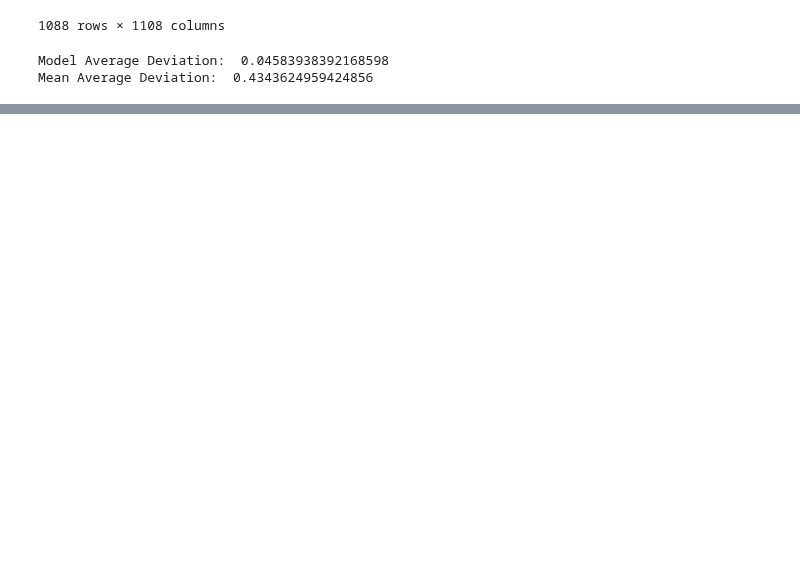
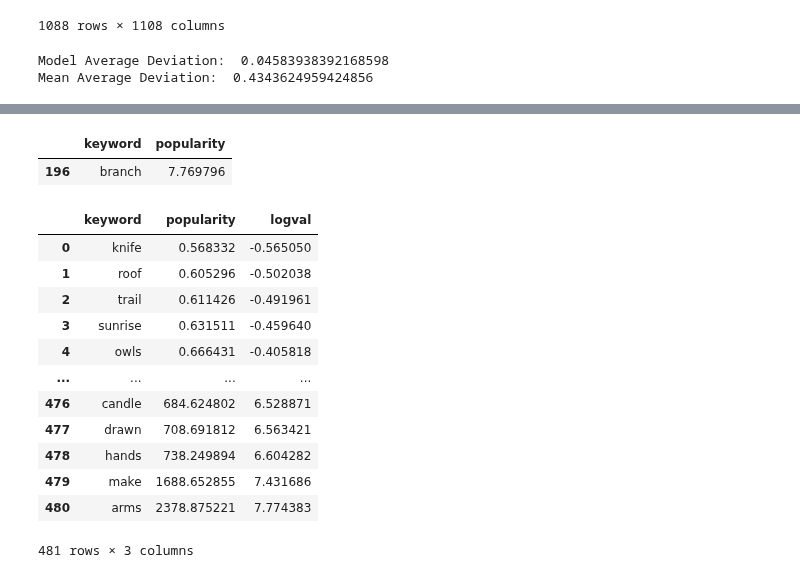
Before and after one commit to nuageux/Caption-to-Popularity, a Jupyter notebook: EDACheckpoint_group3.ipynb, the cells around one changed output, grey strips where cells are left out. Drawn from its saved outputs; the diff is of its cells as text; code cells hidden in the pictures; blank space fills up the shorter version.

Commit message:
popularity values?

```diff
--- a/EDACheckpoint_group3.ipynb
+++ b/EDACheckpoint_group3.ipynb
@@ -401,0 +404,38 @@ Mean Average Deviation:  0.4343624959424856
+# %%
+words = []
+pop_val = []
+sums = 0.0
+for word in unique:
+    words.append(word)
+    for values in unique[word]:
+        sums += values[1]
+    # add only if appears more than 3 times
+    if (len(unique[word]) > 2):
+        pop_val.append(sums/(len(unique[word])))
+    sums = 0.0
+keyword_pop = pd.DataFrame(list(zip(words, pop_val)))
+keyword_pop.columns = ['keyword', 'popularity']
+keyword_pop = keyword_pop.sort_values('popularity').reset_index(drop=True)
+keyword_pop.loc[keyword_pop['keyword'] == 'branch']
+# %% [output]
+|  | keyword | popularity |
+| 196 | branch | 7.769796 |
+# %%
+log_series = np.log(keyword_pop.popularity)
+#sns.histplot(log_series)
+keyword_pop['logval'] = log_series
+keyword_pop
+# %% [output]
+|  | keyword | popularity | logval |
+| 0 | knife | 0.568332 | -0.565050 |
+| 1 | roof | 0.605296 | -0.502038 |
+| 2 | trail | 0.611426 | -0.491961 |
+| 3 | sunrise | 0.631511 | -0.459640 |
+| 4 | owls | 0.666431 | -0.405818 |
+| ... | ... | ... | ... |
+| 476 | candle | 684.624802 | 6.528871 |
+| 477 | drawn | 708.691812 | 6.563421 |
+| 478 | hands | 738.249894 | 6.604282 |
+| 479 | make | 1688.652855 | 7.431686 |
+| 480 | arms | 2378.875221 | 7.774383 |
+481 rows × 3 columns
```
Also changed, not shown: parts of 1 cell of this notebook.
